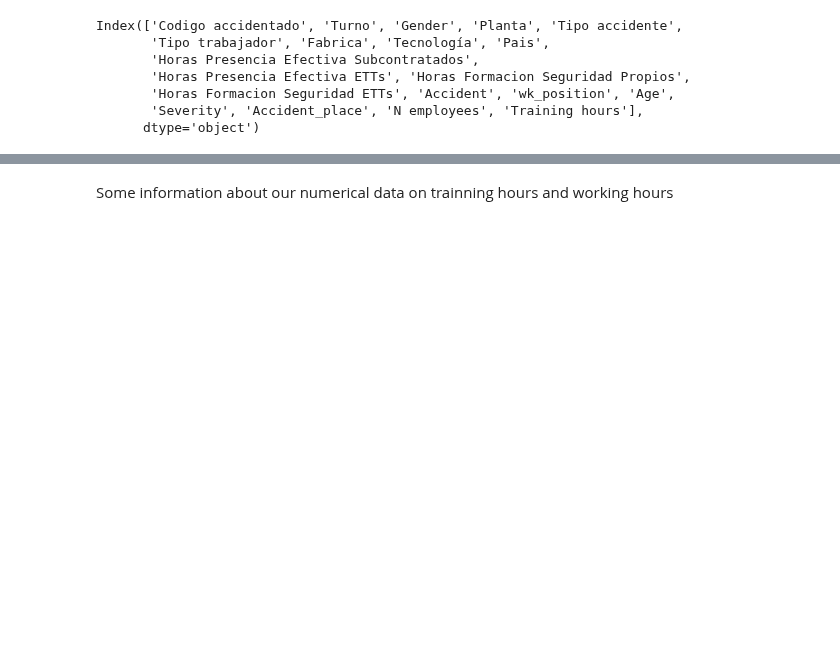
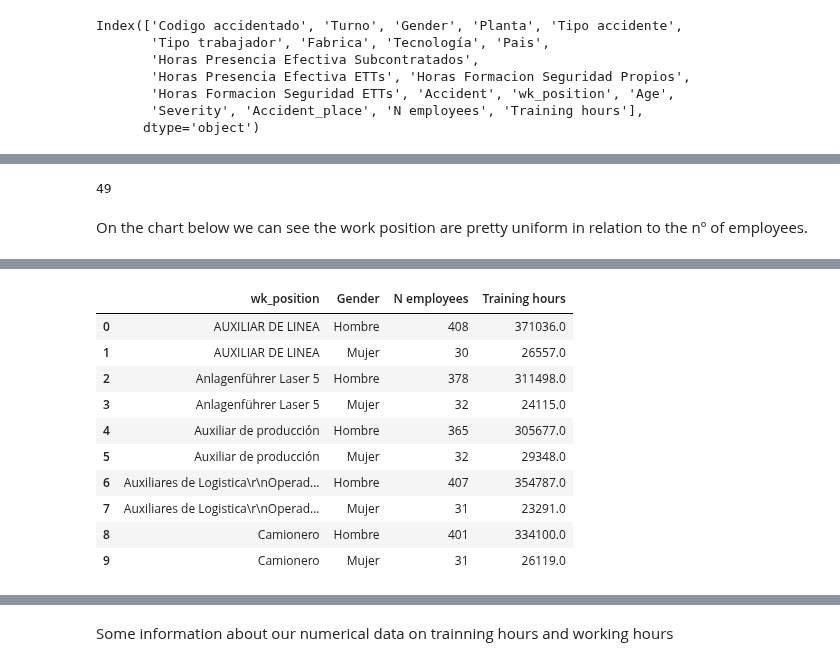
Before and after one commit to sarasabino/Accident_Rate_Project, a Jupyter notebook: Src/Notebooks/02_1_Exploratory_final_data.ipynb, the cells around one changed output, grey strips where cells are left out. Saved outputs shown, nothing was run; the diff lists cells and outputs as text; code cells hidden in the pictures; blank space fills up the shorter version.

```diff
--- a/Src/Notebooks/02_1_Exploratory_final_data.ipynb
+++ b/Src/Notebooks/02_1_Exploratory_final_data.ipynb
@@ -406,3 +415,9 @@ We are going to plot the 100 work positions with more employees in the company
+# %%
+len(n_employees['wk_position'].unique()) ## total of unique work positions
+# %% [output]
+49
+# %% [markdown]
+On the chart below we can see the work position are pretty uniform in relation to the nº of employees.
 # %%
 alt.Chart(n_employees, title="Nº employees by Work position").mark_bar().encode(
     y = 'N employees',
@@ -413,3 +428,28 @@ alt.Chart(n_employees, title="Nº employees by Work position").mark_bar().encode
 )
 # %% [output]
 [interactive output not drawn]
+# %%
+## we are going to see in detail the first 10 positions by gender
+
+n_employees = staff.groupby(by=['wk_position', 'Gender']).agg('sum')
+
+n_employees = n_employees.reset_index()
+n_employees.drop(columns={'Planta', 'Horas Presencia Efectiva Subcontratados',
+       'Horas Presencia Efectiva ETTs', 'Horas Formacion Seguridad Propios',
+       'Horas Formacion Seguridad ETTs'}, inplace=True)
+
+n_employees = n_employees.head(10)
+
+n_employees
+# %% [output]
+|  | wk_position | Gender | N employees | Training hours |
+| 0 | AUXILIAR DE LINEA | Hombre | 408 | 371036.0 |
+| 1 | AUXILIAR DE LINEA | Mujer | 30 | 26557.0 |
+| 2 | Anlagenführer Laser 5 | Hombre | 378 | 311498.0 |
+| 3 | Anlagenführer Laser 5 | Mujer | 32 | 24115.0 |
+| 4 | Auxiliar de producción | Hombre | 365 | 305677.0 |
+| 5 | Auxiliar de producción | Mujer | 32 | 29348.0 |
+| 6 | Auxiliares de Logistica\r\nOperad... | Hombre | 407 | 354787.0 |
+| 7 | Auxiliares de Logistica\r\nOperad... | Mujer | 31 | 23291.0 |
+| 8 | Camionero | Hombre | 401 | 334100.0 |
+| 9 | Camionero | Mujer | 31 | 26119.0 |
```
Also changed, not shown: parts of 33 cells of this notebook.
